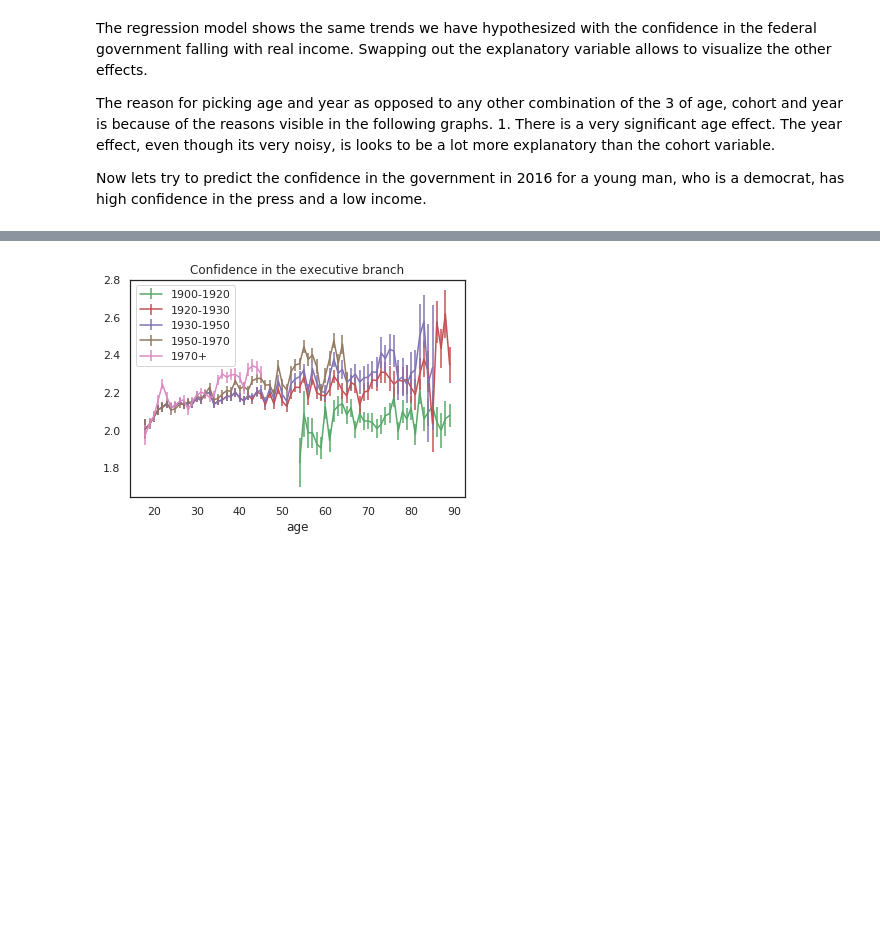
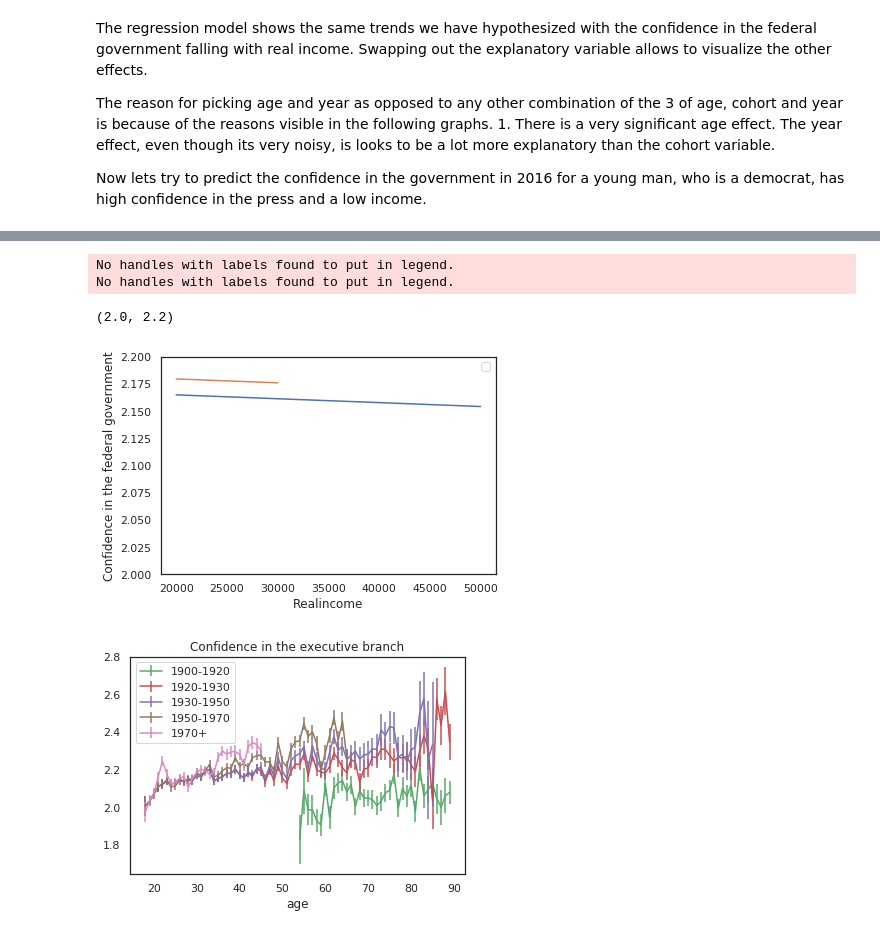
Before and after one commit to ssreekanth2000/project_2, a Jupyter notebook: project02.ipynb, the cells around one changed output, grey strips where cells are left out. Drawn from its saved outputs; the diff is of its cells as text; code cells hidden in the pictures; blank space fills up the shorter version.

```diff
--- a/project02.ipynb
+++ b/project02.ipynb
@@ -379,0 +380,6 @@ No handles with labels found to put in legend.
+# %%
+gss['realinc2']=gss['realinc']**2
+gss['age2']=gss['age']**2
+model = smf.ols('confed ~ age + sex + realinc +partyid', data=gss)
+results = model.fit()
+results.summary()
@@ -380,3 +411,46 @@ No handles with labels found to put in legend.
+# %%
+results = model.fit()
+results.summary()
+df = pd.DataFrame()
+df['realinc'] = np.linspace(20000, 50000)
+
+
+df['sex'] = 2
+df['partyid']=2
+df['age']=50
+df['age2']=df['age']**2
+results = model.fit()
+pred12 = results.predict(df)
+plt.plot(df['realinc'], pred12)
+
+plt.xlabel('Realincome')
+plt.ylabel('Confidence in the federal government')
+plt.legend();
+results = model.fit()
+results.summary()
+
+df = pd.DataFrame()
+df['realinc'] = np.linspace(20000, 30000)
+
+
+df['sex'] = 1
+df['partyid']=2
+df['age']=50
+df['age2']=df['age']**2
+results = model.fit()
+pred12 = results.predict(df)
+plt.plot(df['realinc'], pred12)
+
+plt.xlabel('Realincome')
+plt.ylabel('Confidence in the federal government')
+plt.legend();
+axes = plt.gca()
+axes.set_ylim([2.0,2.2])
+# %% [output]
+No handles with labels found to put in legend.
+No handles with labels found to put in legend.
+(2.0, 2.2)
+[figure, added]
 # %%
 from matplotlib.pyplot import *
 age2=gss[(gss['cohort']<1920)];
```
Also changed, not shown: parts of 3 cells of this notebook, 1 other file.
